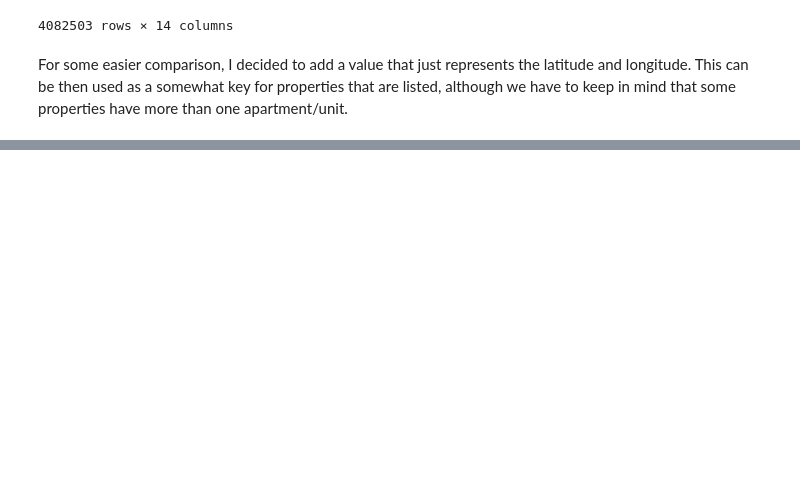
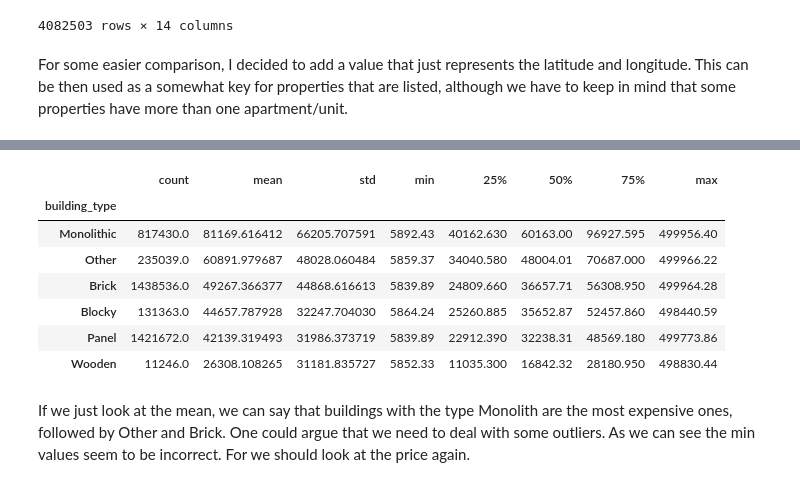
Before and after one commit to mabathke/russia-housing-price-pred, a Jupyter notebook: russia-housing-price-prediction.ipynb, the cells around one changed output, grey strips where cells are left out. Drawn from its saved outputs; the diff is of its cells as text; code cells hidden in the pictures; blank space fills up the shorter version.

```diff
--- a/russia-housing-price-prediction.ipynb
+++ b/russia-housing-price-prediction.ipynb
@@ -215,0 +226,2 @@ df
+# %%
+df = df[df.price>df.price.mean()*0.1]
@@ -215,0 +240,2 @@ df
+# %%
+df = df[df.price<500000]
@@ -215,0 +253,13 @@ df
+# %%
+df.groupby(['building_type'])['price'].describe().sort_values('mean', ascending=False)
+# %% [output]
+|  | count | mean | std | min | 25% | 50% | 75% | max |
+| building_type |  |  |  |  |  |  |  |  |
+| Monolithic | 817430.0 | 81169.616412 | 66205.707591 | 5892.43 | 40162.630 | 60163.00 | 96927.595 | 499956.40 |
+| Other | 235039.0 | 60891.979687 | 48028.060484 | 5859.37 | 34040.580 | 48004.01 | 70687.000 | 499966.22 |
+| Brick | 1438536.0 | 49267.366377 | 44868.616613 | 5839.89 | 24809.660 | 36657.71 | 56308.950 | 499964.28 |
+| Blocky | 131363.0 | 44657.787928 | 32247.704030 | 5864.24 | 25260.885 | 35652.87 | 52457.860 | 498440.59 |
+| Panel | 1421672.0 | 42139.319493 | 31986.373719 | 5839.89 | 22912.390 | 32238.31 | 48569.180 | 499773.86 |
+| Wooden | 11246.0 | 26308.108265 | 31181.835727 | 5852.33 | 11035.300 | 16842.32 | 28180.950 | 498830.44 |
+# %% [markdown]
+If we just look at the mean, we can say that buildings with the type Monolith are the most expensive ones, followed by Other and Brick. One could argue that we need to deal with some outliers. As we can see the min values seem to be incorrect. For we should look at the price again.
```
Also changed, not shown: parts of 22 cells of this notebook.
